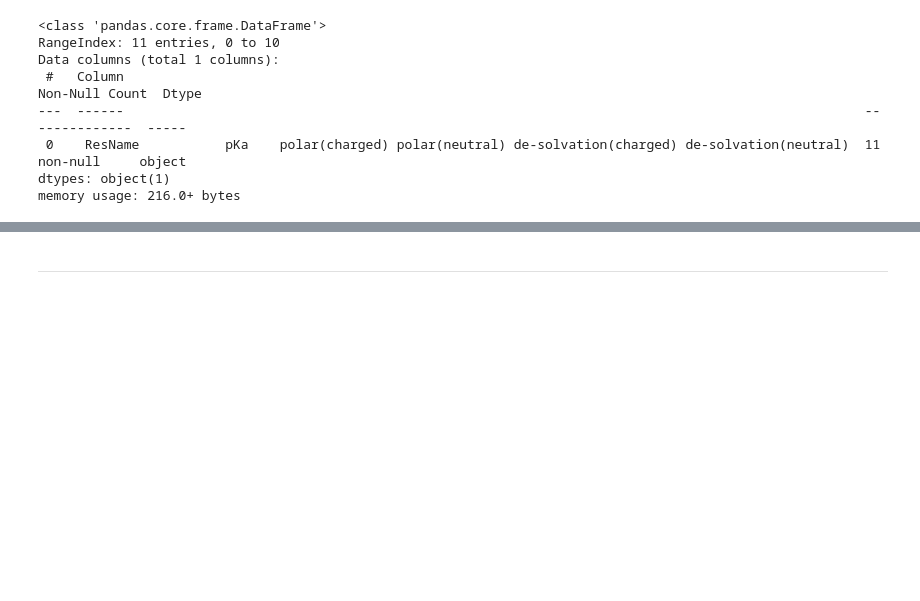
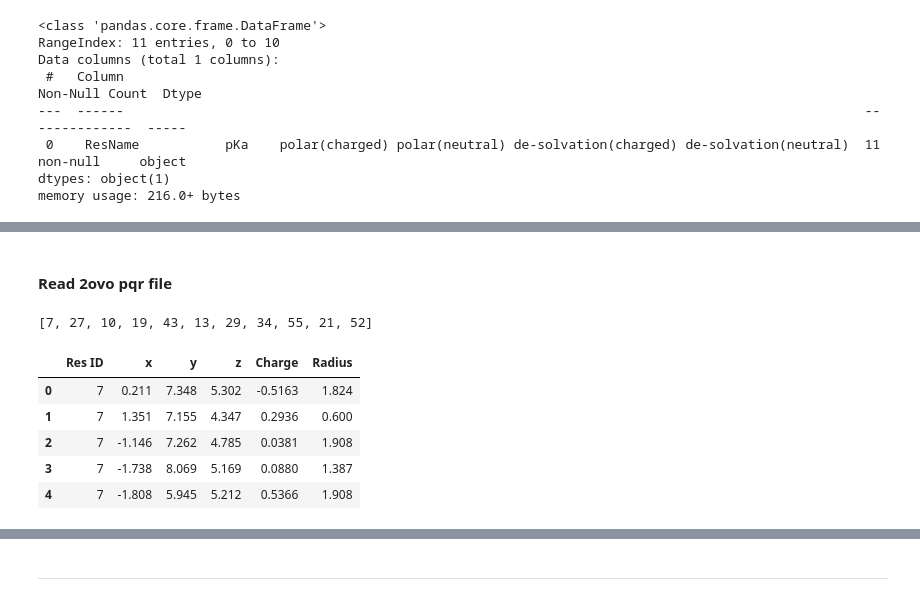
Before and after one commit to YongjiaXu/protein_pKa, a Jupyter notebook: protein_pKa.ipynb, the cells around one changed output, grey strips where cells are left out. Saved outputs shown, nothing was run; the diff lists cells and outputs as text; code cells hidden in the pictures; blank space fills up the shorter version.

```diff
--- a/protein_pKa.ipynb
+++ b/protein_pKa.ipynb
@@ -192,0 +224,28 @@ df_2ovo
+# %% [markdown]
+#### Read 2ovo pqr file
+# %%
+file = open('sample_data/2ovo/output.pqr', 'r')
+lines = file.readlines()
+lines = lines[:-1]
+file.close()
+column_names = ['Res ID', 'x', 'y', 'z', 'Charge', 'Radius']
+df_2ovo_pqr = pd.DataFrame(columns=column_names)
+target_IDs = list(df_2ovo['Res ID'].unique().astype(int))
+print(target_IDs)
+i = 0
+for line in lines:
+    line = line.strip().split()
+    if int(line[5]) in target_IDs:
+        df_2ovo_pqr.loc[i] = line[5:]
+        i += 1
+df_2ovo_pqr['Res ID'] = df_2ovo_pqr['Res ID'].astype(int)
+df_2ovo_pqr[['x', 'y', 'z', 'Charge', 'Radius']] = df_2ovo_pqr[['x', 'y', 'z', 'Charge', 'Radius']].astype(float)
+df_2ovo_pqr.head()
+# %% [output]
+[7, 27, 10, 19, 43, 13, 29, 34, 55, 21, 52]
+|  | Res ID | x | y | z | Charge | Radius |
+| 0 | 7 | 0.211 | 7.348 | 5.302 | -0.5163 | 1.824 |
+| 1 | 7 | 1.351 | 7.155 | 4.347 | 0.2936 | 0.600 |
+| 2 | 7 | -1.146 | 7.262 | 4.785 | 0.0381 | 1.908 |
+| 3 | 7 | -1.738 | 8.069 | 5.169 | 0.0880 | 1.387 |
+| 4 | 7 | -1.808 | 5.945 | 5.212 | 0.5366 | 1.908 |
```
Also changed, not shown: parts of 32 cells of this notebook, 14 other files.
